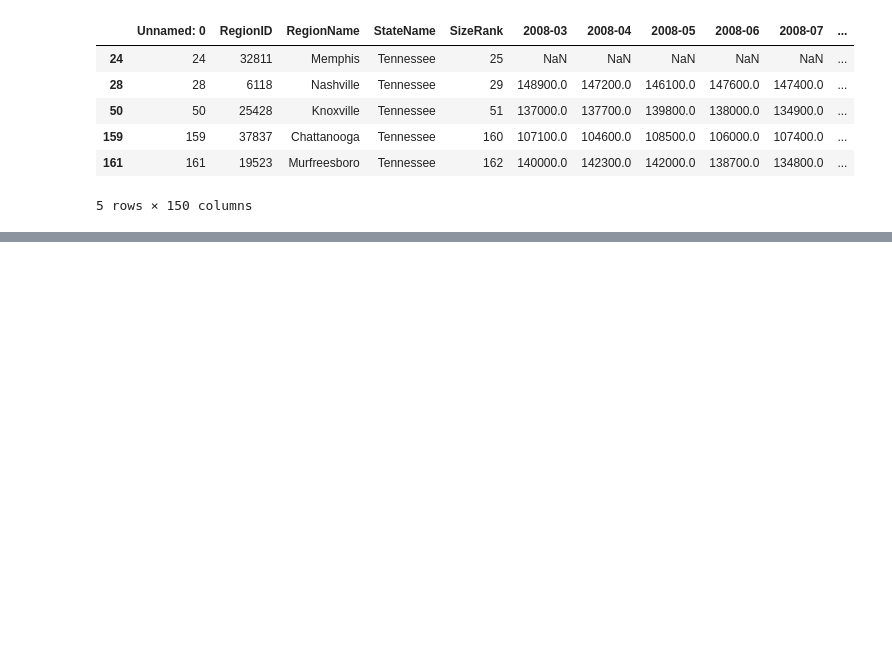
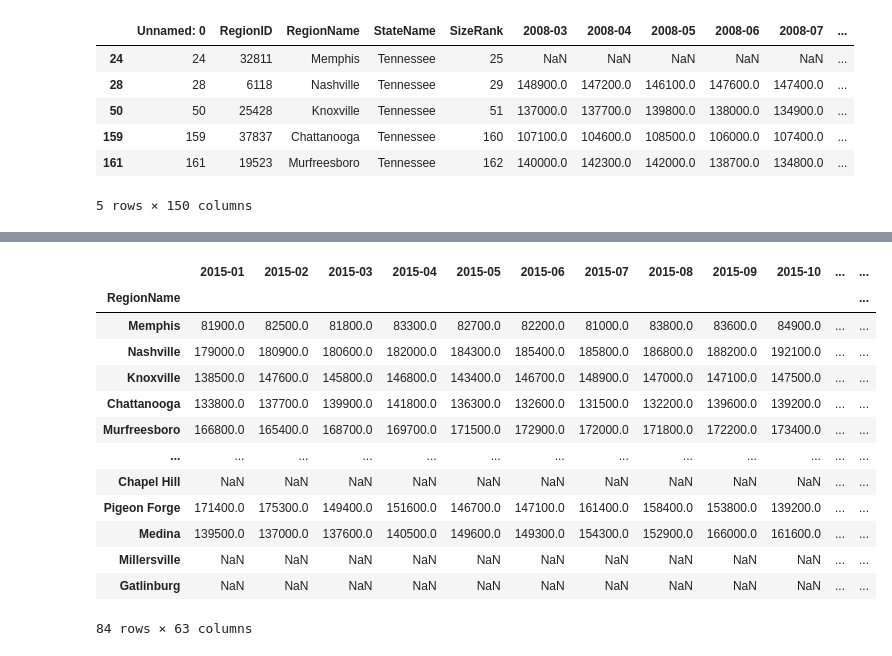
Before and after one commit to trallen09/team_centennial_park, a Jupyter notebook: data_cleaning.ipynb, the cells around one changed output, grey strips where cells are left out. Saved outputs shown, nothing was run; the diff lists cells and outputs as text; code cells hidden in the pictures; blank space fills up the shorter version.

```diff
--- a/data_cleaning.ipynb
+++ b/data_cleaning.ipynb
@@ -61,0 +64,4 @@ tn_sale_df.drop(columns=['Unnamed: 0', 'RegionID', 'StateName', 'SizeRank'])
+# %%
+#transpose dataframe to filter by dates
+tn_transpose_df = tn_sale_df.T
+tn_transpose_df
@@ -61,0 +99,3 @@ tn_sale_df.drop(columns=['Unnamed: 0', 'RegionID', 'StateName', 'SizeRank'])
+# %%
+sales_df = (tn_transpose_df.loc['2015-01':'2020-03'])
+sales_df
@@ -61,0 +133,19 @@ tn_sale_df.drop(columns=['Unnamed: 0', 'RegionID', 'StateName', 'SizeRank'])
+# %%
+#transpose dataframe back
+sales_df = sales_df.T
+sales_df
+# %% [output]
+|  | 2015-01 | 2015-02 | 2015-03 | 2015-04 | 2015-05 | 2015-06 | 2015-07 | 2015-08 | 2015-09 | 2015-10 | ... | ... |
+| RegionName |  |  |  |  |  |  |  |  |  |  |  | ... |
+| Memphis | 81900.0 | 82500.0 | 81800.0 | 83300.0 | 82700.0 | 82200.0 | 81000.0 | 83800.0 | 83600.0 | 84900.0 | ... | ... |
+| Nashville | 179000.0 | 180900.0 | 180600.0 | 182000.0 | 184300.0 | 185400.0 | 185800.0 | 186800.0 | 188200.0 | 192100.0 | ... | ... |
+| Knoxville | 138500.0 | 147600.0 | 145800.0 | 146800.0 | 143400.0 | 146700.0 | 148900.0 | 147000.0 | 147100.0 | 147500.0 | ... | ... |
+| Chattanooga | 133800.0 | 137700.0 | 139900.0 | 141800.0 | 136300.0 | 132600.0 | 131500.0 | 132200.0 | 139600.0 | 139200.0 | ... | ... |
+| Murfreesboro | 166800.0 | 165400.0 | 168700.0 | 169700.0 | 171500.0 | 172900.0 | 172000.0 | 171800.0 | 172200.0 | 173400.0 | ... | ... |
+| ... | ... | ... | ... | ... | ... | ... | ... | ... | ... | ... | ... | ... |
+| Chapel Hill | NaN | NaN | NaN | NaN | NaN | NaN | NaN | NaN | NaN | NaN | ... | ... |
+| Pigeon Forge | 171400.0 | 175300.0 | 149400.0 | 151600.0 | 146700.0 | 147100.0 | 161400.0 | 158400.0 | 153800.0 | 139200.0 | ... | ... |
+| Medina | 139500.0 | 137000.0 | 137600.0 | 140500.0 | 149600.0 | 149300.0 | 154300.0 | 152900.0 | 166000.0 | 161600.0 | ... | ... |
+| Millersville | NaN | NaN | NaN | NaN | NaN | NaN | NaN | NaN | NaN | NaN | ... | ... |
+| Gatlinburg | NaN | NaN | NaN | NaN | NaN | NaN | NaN | NaN | NaN | NaN | ... | ... |
+84 rows × 63 columns
```
Also changed, not shown: parts of 5 cells of this notebook.
